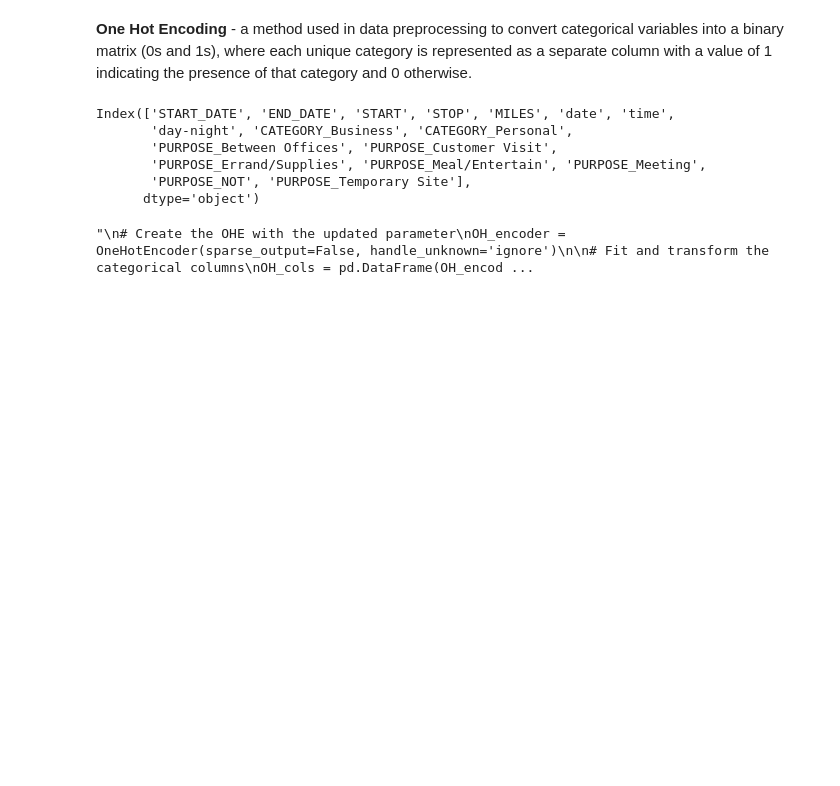
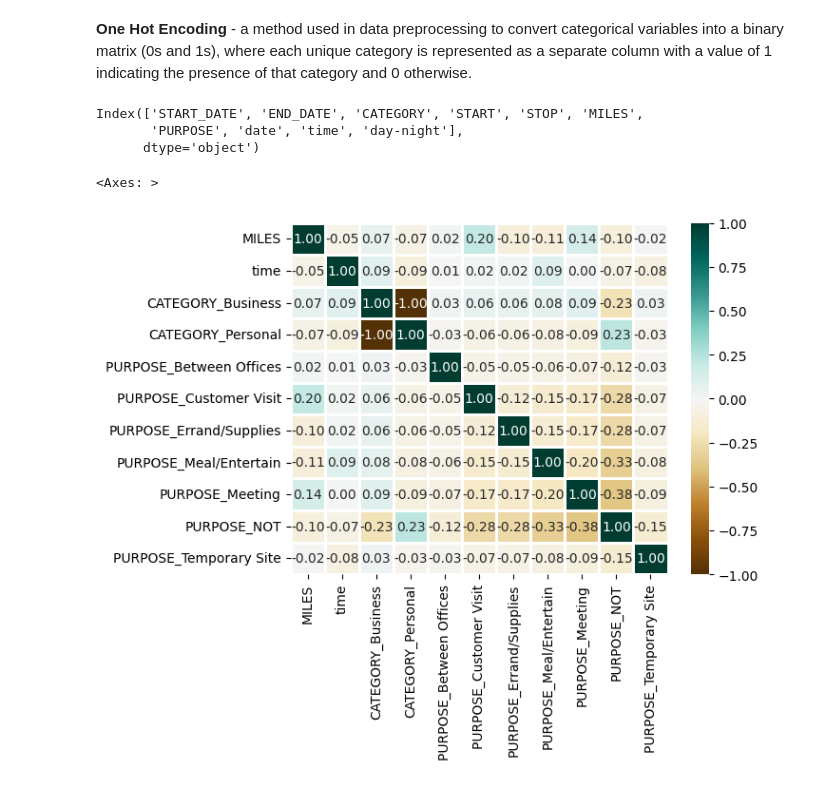
Before and after one commit to Jorwin-dev/data-analysis, a Jupyter notebook: Uber-Rides/main.ipynb, the cells around one changed output. Cells and saved outputs as stored; diff of their text form; code cells hidden in the pictures; blank space fills up the shorter version.

```diff
--- a/Uber-Rides/main.ipynb
+++ b/Uber-Rides/main.ipynb
@@ -165,7 +172,6 @@ object_cols = ['CATEGORY', 'PURPOSE']
 
 print(dataset.columns)
 
-'''
 # Create the OHE with the updated parameter
 OH_encoder = OneHotEncoder(sparse_output=False, handle_unknown='ignore')
 
@@ -179,12 +185,19 @@ OH_cols.columns = OH_encoder.get_feature_names_out()
 # Drop the original categorical columns and concatenate the one-hot encoded columns
 df_final = dataset.drop(object_cols, axis=1)
 dataset = pd.concat([df_final, OH_cols], axis=1)
-'''
 # %% [output]
-Index(['START_DATE', 'END_DATE', 'START', 'STOP', 'MILES', 'date', 'time',
-       'day-night', 'CATEGORY_Business', 'CATEGORY_Personal',
-       'PURPOSE_Between Offices', 'PURPOSE_Customer Visit',
-       'PURPOSE_Errand/Supplies', 'PURPOSE_Meal/Entertain', 'PURPOSE_Meeting',
-       'PURPOSE_NOT', 'PURPOSE_Temporary Site'],
+Index(['START_DATE', 'END_DATE', 'CATEGORY', 'START', 'STOP', 'MILES',
+       'PURPOSE', 'date', 'time', 'day-night'],
       dtype='object')
-"\n# Create the OHE with the updated parameter\nOH_encoder = OneHotEncoder(sparse_output=False, handle_unknown='ignore')\n\n# Fit and transform the categorical columns\nOH_cols = pd.DataFrame(OH_encod ...
+# %%
+# Select only numerical columns for correlation calculation
+numeric_dataset = dataset.select_dtypes(include=['number'])
+
+sns.heatmap(numeric_dataset.corr(),
+            cmap='BrBG',
+            fmt='.2f',
+            linewidths=2,
+            annot=True)
+# %% [output]
+<Axes: >
+[figure, added]
```
Also changed, not shown: parts of 15 cells of this notebook, 1 other file.
